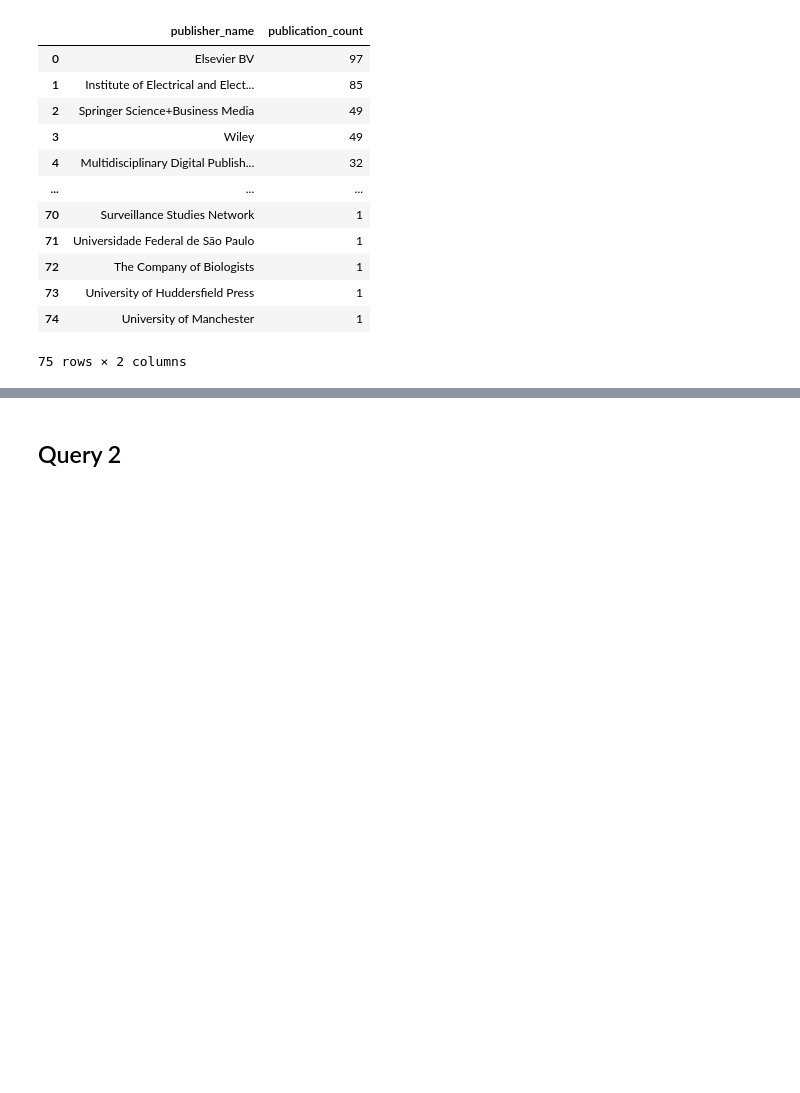
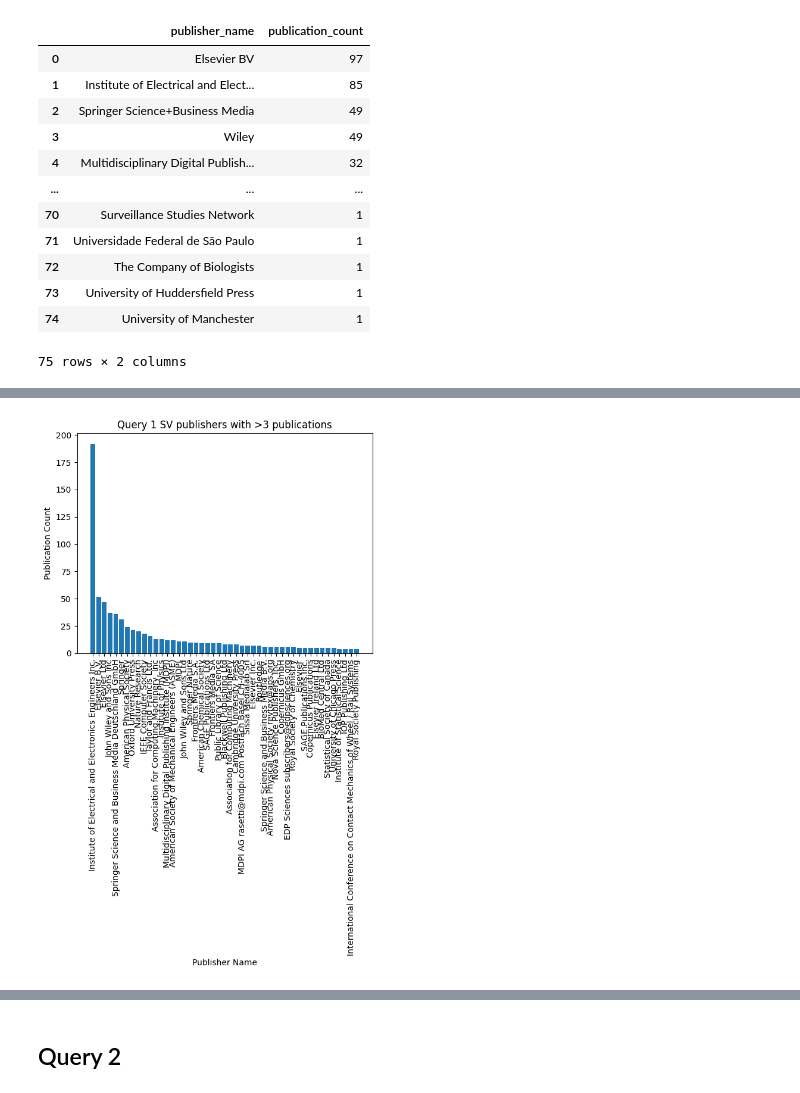
Before and after one commit to taniapoc/author_names, a Jupyter notebook: cerc_query_publishers.ipynb, the cells around one changed output, grey strips where cells are left out. Saved outputs shown, nothing was run; the diff lists cells and outputs as text; code cells hidden in the pictures; blank space fills up the shorter version.

```diff
--- a/cerc_query_publishers.ipynb
+++ b/cerc_query_publishers.ipynb
@@ -14,18 +14,19 @@ from fuzzywuzzy import process
 from datetime import datetime
 from tqdm import tqdm
 from collections import defaultdict
+import matplotlib.pyplot as plt
 
 # q1
 q1_oa_raw = pd.read_csv('./cerc_results/query1.csv')
-q1_sv_raw = pd.read_excel('./cerc_results/query1_SCIVAL.xlsx')
+q1_sv_raw = pd.read_excel('./cerc_results/query1_SCIVAL.xlsx', sheet_name="rio results")
 
 # q2
 q2_oa_raw = pd.read_csv('./cerc_results/query2.csv')
-q2_sv_raw = pd.read_excel('./cerc_results/query2_SCIVAL.xlsx')
+q2_sv_raw = pd.read_excel('./cerc_results/query2_SCIVAL.xlsx', sheet_name="rio results")
 
 # q3
 q3_oa_raw = pd.read_csv('./cerc_results/query3.csv')
-q3_sv_raw = pd.read_excel('./cerc_results/query3_SCIVAL.xlsx')
+q3_sv_raw = pd.read_excel('./cerc_results/query3_SCIVAL.xlsx', sheet_name="rio results")
 # %%
 import os
 print(os.path.abspath('./cerc_results/query1_SCIVAL.xlsx'))
@@ -135,2 +128,5 @@ i want to keep id, doi, title, publication year, extract publisher name from pri
 # %%
-q1_sv_clean = q1_sv_raw
+q1_sv_clean = q1_sv_raw.copy()
+q1_sv_clean = q1_sv_clean[['EID', 'DOI', 'Title', 'Year', 'Publisher', 'Source title', 'Open Access', 'Cited by']]
+
+#q1_sv_clean
@@ -140,0 +133,3 @@ q1_sv_clean['id'][0]
+# %%
+q1_sv_publisher_groups = pd.DataFrame(q1_sv_clean.groupby(['Publisher']).count()['Year']).sort_values(by='Year', ascending=False).reset_index().rename(columns={'Year': 'publication_count'})
+q1_sv_publisher_groups
@@ -140,0 +150,15 @@ q1_sv_clean['id'][0]
+# %%
+q1_sv_big_pub = q1_sv_publisher_groups[q1_sv_publisher_groups['publication_count']>3]
+#q1_oa_big_pub.head()
+
+# Create the bar graph
+plt.bar(q1_sv_big_pub['Publisher'], q1_sv_big_pub['publication_count'])
+
+plt.xlabel("Publisher Name")
+plt.ylabel("Publication Count")
+plt.title("Query 1 SV publishers with >3 publications")
+plt.xticks(range(len(q1_sv_big_pub['Publisher'])), q1_sv_big_pub['Publisher'], rotation='vertical')
+
+plt.show()
+# %% [output]
+[figure, added]
```
Also changed, not shown: parts of 38 cells of this notebook, 1 other file.
